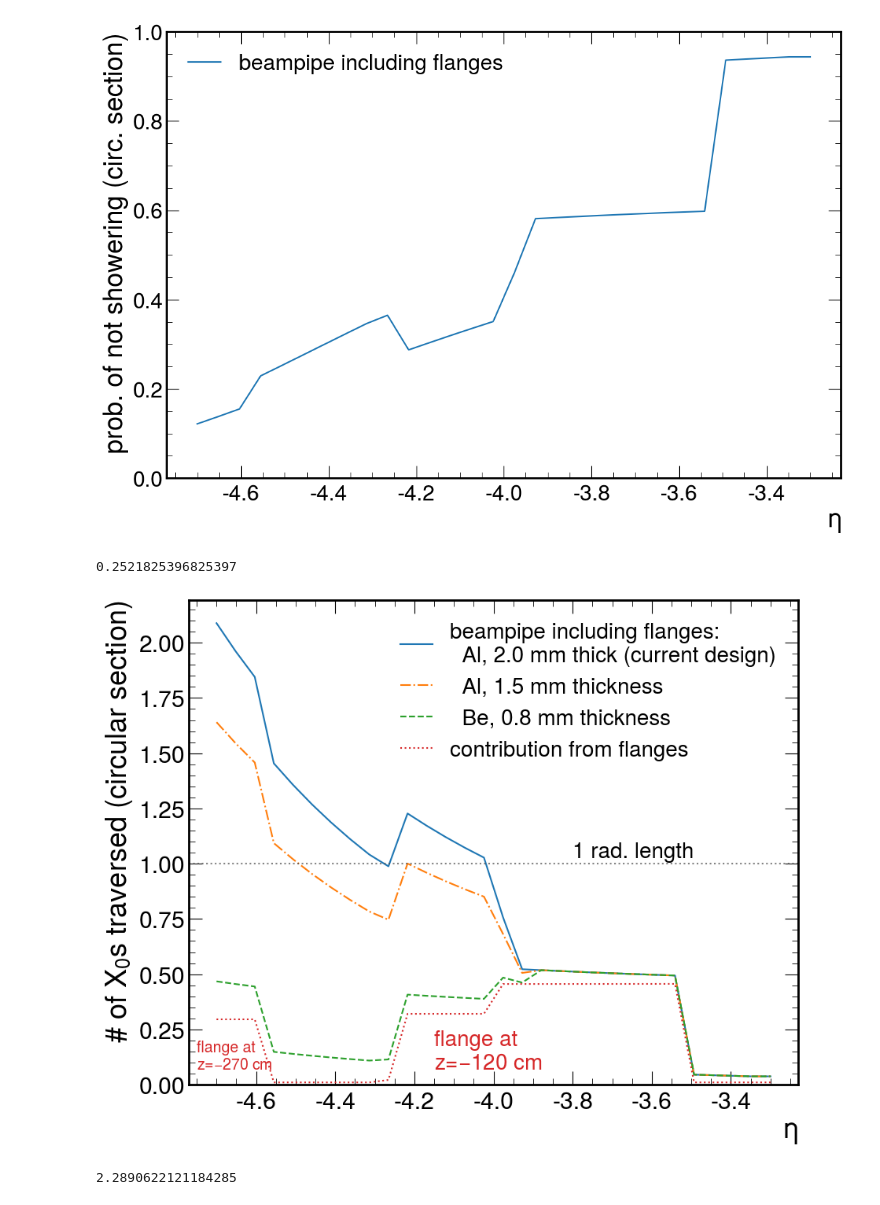
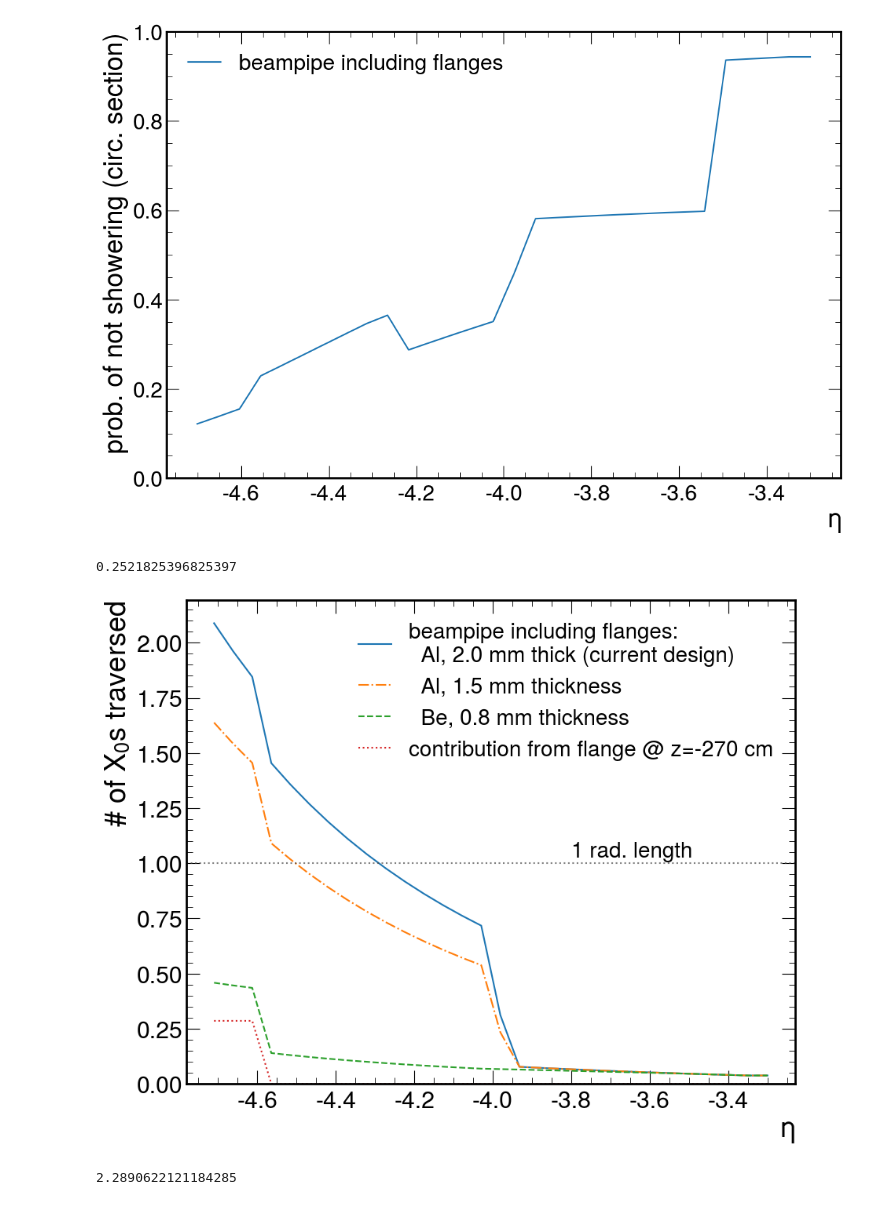
Before and after one commit to sebouh137/backwards_insert, a Jupyter notebook: RadiationLengths.ipynb, the cells around one changed output. Saved outputs shown, nothing was run; the diff lists cells and outputs as text; code cells hidden in the pictures.

```diff
--- a/RadiationLengths.ipynb
+++ b/RadiationLengths.ipynb
@@ -524,52 +524,58 @@ plt.show()
  0.0583594 0.0583594]
 [figure]
 # %%
-mineta=-4.7; maxeta=-3.3
+mineta=-4.71; maxeta=-3.3
 eta=np.linspace(mineta, maxeta, int((maxeta-mineta)/.05+2))
 y={}
 for tag in "beampipe_and_flanges_only", "flange_-120cm_only", "flange_-270cm_only":
     y[tag]= np.array([rads[(tag,int(i*20)/20)][-1] for i in eta])
 
-flanges_only=y["flange_-120cm_only"]+y["flange_-270cm_only"]
+#flanges_only=y["flange_-120cm_only"]+y["flange_-270cm_only"]
+flanges_only=y["flange_-270cm_only"]
+
 air=np.min(flanges_only)
-flanges_only-=air/2#remove the air
-y_current = y["beampipe_and_flanges_only"]-air
+flanges_only-=air#remove the air
+y_current = y["beampipe_and_flanges_only"]-air-y["flange_-120cm_only"]
 beampipe_no_flanges=y_current - flanges_only
 
 X0_Be=35.28
 X0_Al=8.897
 
 print(X0_Al/X0_Be)
 
+eta_transition=-3.97
 s=(1.5/2.0)
-y_new_thin_Al=beampipe_no_flanges*(s*(eta<-3.92)+1*(eta>=-3.92))+flanges_only
+y_new_thin_Al=beampipe_no_flanges*(s*(eta<eta_transition)+1*(eta>=eta_transition))+flanges_only
 
 
 s=X0_Al/X0_Be*(0.76/2.0)
-y_new_thinner_Be=beampipe_no_flanges*(s*(eta<-3.92)+1*(eta>=-3.92))+flanges_only
+y_new_thinner_Be=beampipe_no_flanges*(s*(eta<eta_transition)+1*(eta>=eta_transition))+flanges_only
 
 
 plt.plot(eta,y_current, label='beampipe including flanges:\n  Al, 2.0 mm thick (current design)')
 plt.plot(eta,y_new_thin_Al, label='  Al, 1.5 mm thickness', ls='-.')
-plt.plot(eta,y_new_thinner_Be, label='  Be, 0.8 mm thickness', ls='--')
-plt.plot(eta,flanges_only, label='contribution from flanges', ls=':')
 
-plt.text(-4.75, 0.07, 'flange at\nz=$-$270 cm', color='tab:red', fontsize=14)
-plt.text(-4.15, 0.07, 'flange at\nz=$-$120 cm', color='tab:red', fontsize=20)
+#smooth out notch caused by transition between the recalculated Beryllium and the real Beryllium in the model
+slc=(eta>-3.5)|(eta<-4.0)
+plt.plot(eta[slc],y_new_thinner_Be[slc], label='  Be, 0.8 mm thickness', ls='--')
+plt.plot(eta,flanges_only, label='contribution from flange @ z=-270 cm', ls=':')
+
+#plt.text(-4.75, 0.07, 'flange at\nz=$-$270 cm', color='tab:red', fontsize=14)
+#plt.text(-4.15, 0.07, 'flange at\nz=$-$120 cm', color='tab:red', fontsize=20)
 
 plt.plot()
-plt.ylabel("# of $X_0$s traversed (circular section)")
+plt.ylabel("# of $X_0$s traversed")
 plt.ylim(0)
 plt.xlabel("$\eta$")
 #plt.ylim(0)
 
 plt.axhline(1.0, color='0.3', ls=':', alpha=0.7)
 plt.text(-3.8, 1.03, "1 rad. length", fontsize=20)
 plt.legend(fontsize=20)
 plt.savefig("images/proposed_beampipe.pdf")
 # %% [output]
 0.2521825396825397
-[figure, old version]
+[figure, new version]
 # %%
 0.5/np.sin(get_theta(-4.4))/X0_Al
 # %% [output]
```
Also changed, not shown: parts of 2 cells of this notebook, 4 other files.
